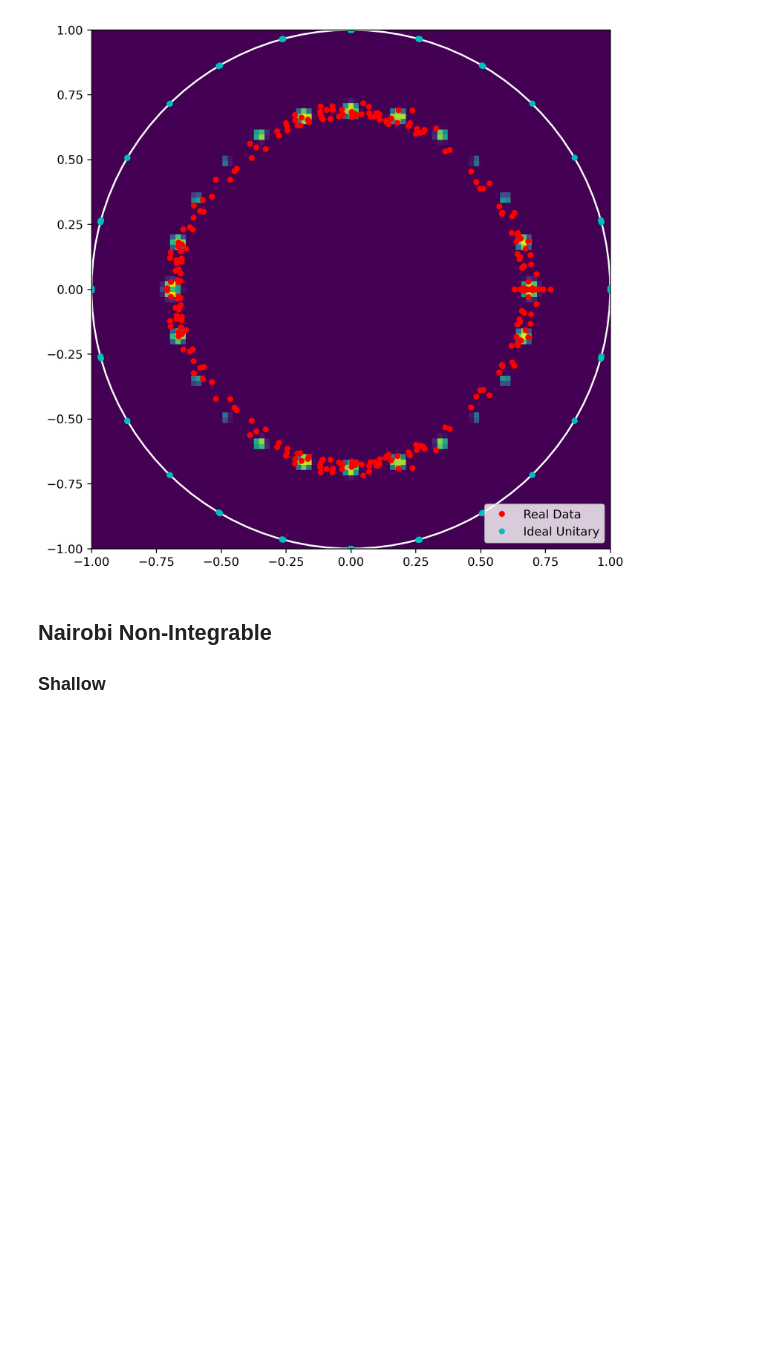
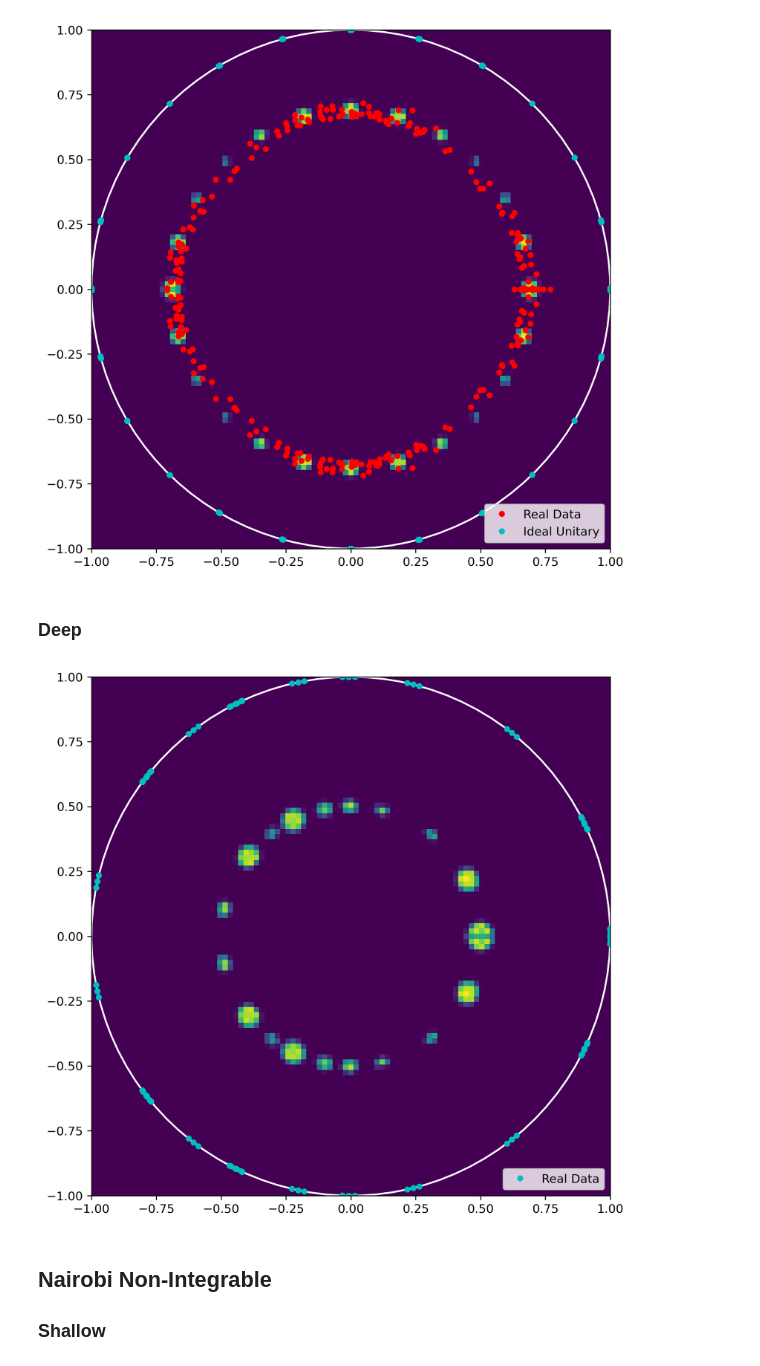
Before and after one commit to KristianWold/experimental-quantum-spectrum, a Jupyter notebook: notebooks/nisq_spectrum/integrability/Integrable Circuit Spectrum, Analysis.ipynb, the cells around one changed output. Cells and saved outputs as stored; diff of their text form; code cells hidden in the pictures; blank space fills up the shorter version.

```diff
--- a/notebooks/nisq_spectrum/integrability/Integrable Circuit Spectrum, Analysis.ipynb
+++ b/notebooks/nisq_spectrum/integrability/Integrable Circuit Spectrum, Analysis.ipynb
@@ -140,6 +140,48 @@ plt.savefig("figures/" + "nairobi_4qubit_integrable_medium.pdf", bbox_inches='ti
 plt.show()
 # %% [output]
 [figure]
+# %% [markdown]
+### Deep
+# %%
+model1 = loader(path1 + "nairobi_4qubit_integrable_medium.model")
+d = model1.channel.d
+
+np.random.seed(46)
+random.seed(46)
+
+circuit = integrable_circuit(4, 8)
+U = circuit_to_matrix(circuit)
+
+channel_unitary = ChoiMapStatic(U, mode="unitary")
+channel_diluted = DilutedKrausMap(U=U, c=0.5, kraus_part=KrausMap(d, rank=16))
+# %%
+np.random.seed(42)
+random.seed(42)
+tf.random.set_seed(42)
+rng = np.random.default_rng(seed=42)
+
+spectrum_resample1 = resample_diluted(channel_diluted, U=U, num_samples = 100)
+# %%
+spectrum_model1 = channel_spectrum(model1.channel, use_coords=True)
+spectrum_unitary1 = channel_spectrum(channel_unitary, use_coords=True)
+
+t = np.linspace(0, 2*np.pi, 100)
+circle = [np.sin(t), np.cos(t)]
+
+fig = plt.figure(figsize=(8,8), dpi = 300, facecolor='w', edgecolor='k')
+ax = fig.add_subplot(111)
+ax.set_aspect(1)
+
+h, bins, _, _ = plt.hist2d(spectrum_resample1[:,0], spectrum_resample1[:,1], bins = np.linspace(-1, 1, 100))
+plt.plot(*circle, "w")
+#plt.plot(spectrum_model1[:,0], spectrum_model1[:,1], "ro", markersize=4)
+plt.plot(spectrum_unitary1[:,0], spectrum_unitary1[:,1], "co", markersize=4)
+
+plt.legend(["_", "Real Data", "Ideal Unitary"], loc="lower right")
+#plt.savefig("figures/" + "nairobi_4qubit_integrable_deep.pdf", bbox_inches='tight')
+plt.show()
+# %% [output]
+[figure, added]
 # %% [markdown]
 ## Nairobi Non-Integrable
 ### Shallow
```
Also changed, not shown: parts of 6 cells of this notebook, 34 other files.
